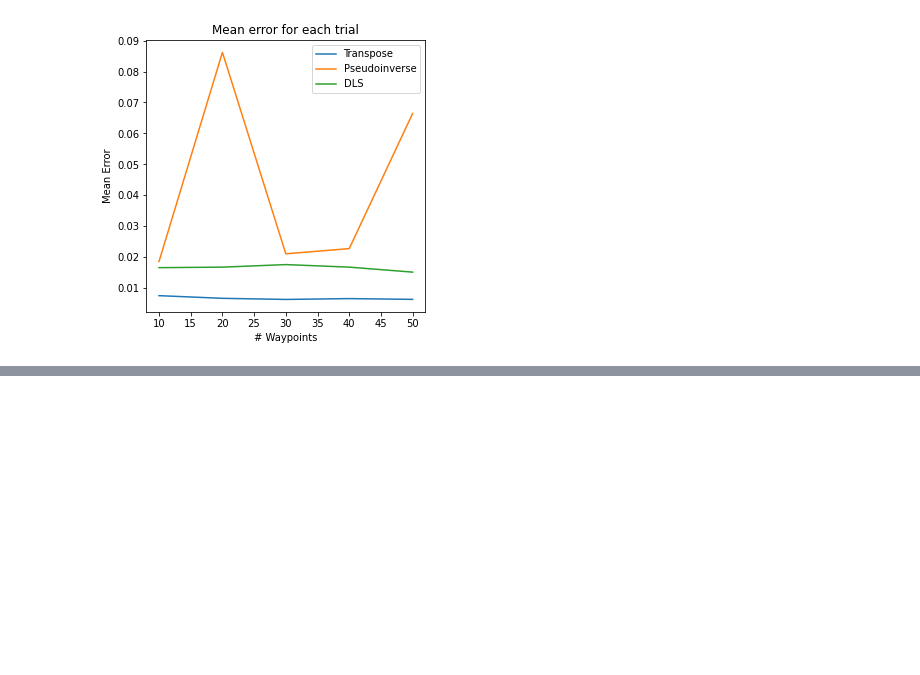
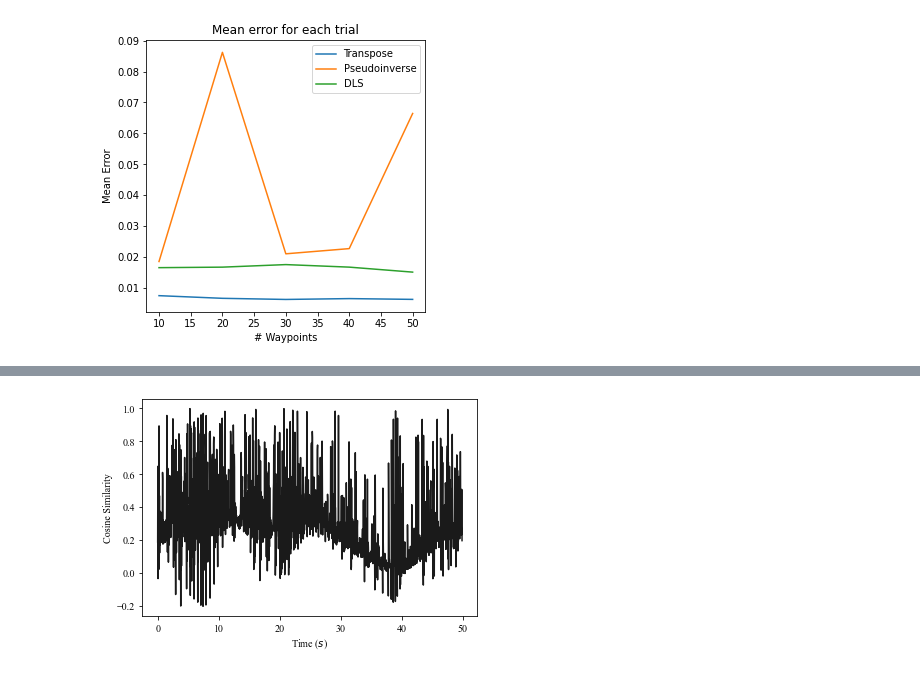
Before and after one commit to sjwil/DifferentialInverseKinematics, a Jupyter notebook: Project Results.ipynb, the cells around one changed output, grey strips where cells are left out. Cells and saved outputs as stored; diff of their text form; code cells hidden in the pictures; blank space fills up the shorter version.

```diff
--- a/Project Results.ipynb
+++ b/Project Results.ipynb
@@ -84,3 +91,16 @@ def create_ellipse_plot(positions, waypoints):
 # %%
-create_ellipse_plot(np.array(transpose_positions))
+fig, (ax1, ax2, ax3) = plt.subplots(3, 1, figsize=(3.5, 8.8), sharex="col", sharey="col")
+# fig.set_constrained_layout(True)
+fig.set_constrained_layout(True)
+fig.set_dpi(1200)
+plt.title("The $(y, z)$ position of the end effector while tracing waypoints on an ellipse using each method")
+
+create_ellipse_plot(np.array(transpose_positions), waypoints, ax1, name="Jacobian Transpose")
+create_ellipse_plot(np.array(pesudoinverse_positions), waypoints, ax2, name="Pseudoinverse")
+create_ellipse_plot(np.array(dls_positions), waypoints, ax3, name="Damped Least Squares")
+
+handles, labels = ax3.get_legend_handles_labels()
+fig.legend(handles, labels, loc="center")
+fig.savefig("ellipse_waypoints.pdf")
+plt.show()
 # %% [output]
@@ -104,0 +144,19 @@ while robot.step(timestep) != -1:
+# %%
+def create_error_plot(actual, desired):
+    # seconds
+    timestep = 32 / 1000
+    norm_desired = desired / np.linalg.norm(desired, axis=1)[:, np.newaxis]
+    # normalization is correct
+    # plt.plot(np.linalg.norm(norm_desired, axis=1))
+    norm_actual = actual / np.linalg.norm(actual, axis=1)[:, np.newaxis]
+    # plt.plot(np.linalg.norm(norm_actual, axis=1))
+    cos_similarity = [np.dot(d, a) for d, a in zip(norm_desired, norm_actual)]
+    fig, ax = plt.subplots(1, 1)
+    ax.set_xlabel("Time ($s$)")
+    ax.set_ylabel("Cosine Similarity")
+    ax.plot(np.linspace(0, timestep * desired.shape[0], num=desired.shape[0]), cos_similarity, color='0.1')
+    plt.show()
+# %%
+create_error_plot(np.array(desired_twists[0]), np.array(actual_twists[0]))
+# %% [output]
+[figure, added]
```
Also changed, not shown: parts of 12 cells of this notebook, 3 other files.
